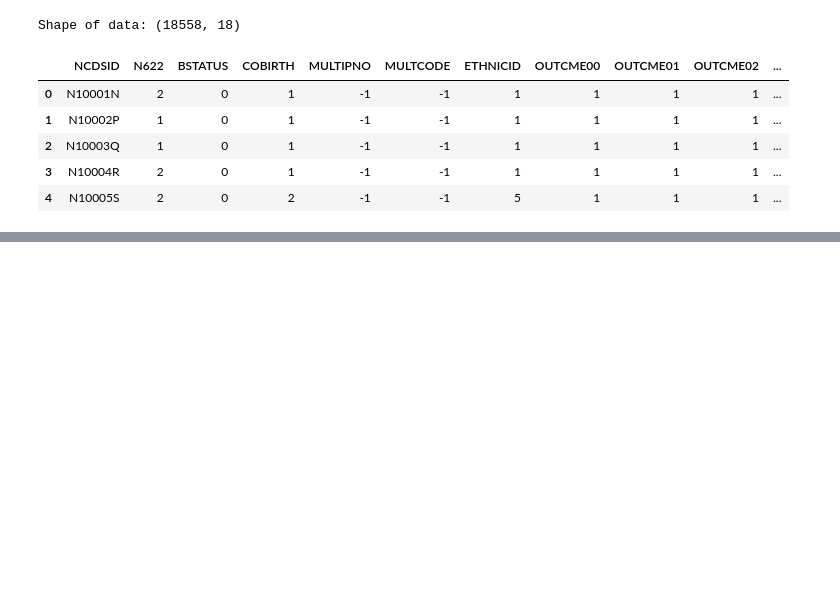
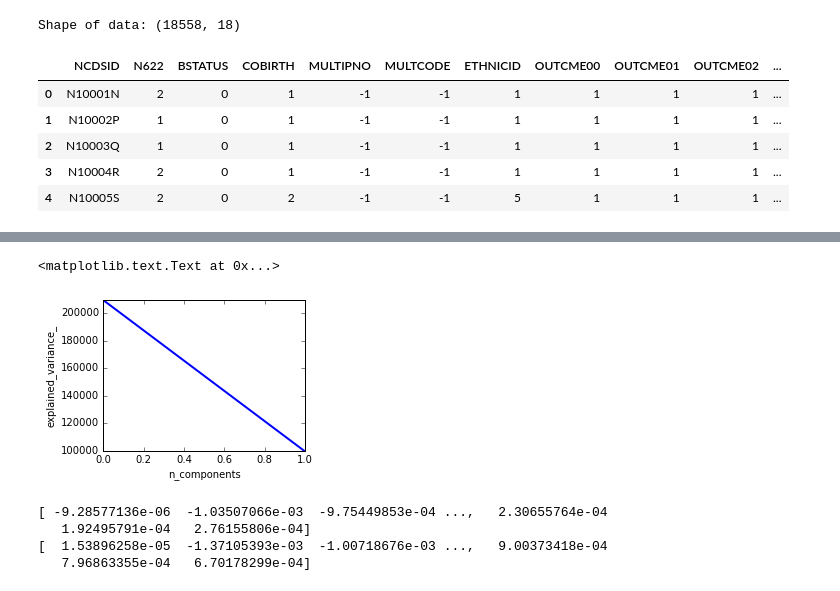
Before and after one commit to harvard-team-pivot/epilepsy-prediction, a Jupyter notebook: docs/ipynb/20_exploratory_data_analysis_04.ipynb, the cells around one changed output, grey strips where cells are left out. Cells and saved outputs as stored; diff of their text form; code cells hidden in the pictures; blank space fills up the shorter version.

```diff
--- a/docs/ipynb/20_exploratory_data_analysis_04.ipynb
+++ b/docs/ipynb/20_exploratory_data_analysis_04.ipynb
@@ -79,0 +118,5 @@ Shape of data: (18558, 18)
+# %%
+# Join datasets
+ncds_merged_data = pd.merge(left=ncds_data,right=ncds_pms_data,how='left',left_on='ncdsid',right_on='NCDSID')
+ncds_merged_data = pd.merge(left=ncds_merged_data,right=ncds_response_data,how='left',left_on='ncdsid',right_on='NCDSID')
+print "Shape of data:", ncds_merged_data.shape
@@ -79,0 +577,24 @@ Shape of data: (18558, 18)
+# %%
+plt.figure(1, figsize=(4, 3))
+plt.clf()
+plt.axes([.2, .2, .7, .7])
+plt.plot(pca.explained_variance_, linewidth=2)
+plt.axis('tight')
+plt.xlabel('n_components')
+plt.ylabel('explained_variance_')
+# %% [output]
+<matplotlib.text.Text at 0x...>
+[figure, added]
+# %%
+#gets the vector for the 0-th component
+comp_0 = pca.components_[0]
+#gets the vector for the 1-st component
+comp_1 = pca.components_[1]
+
+print comp_0
+print comp_1
+# %% [output]
+[ -9.28577136e-06  -1.03507066e-03  -9.75449853e-04 ...,   2.30655764e-04
+   1.92495791e-04   2.76155806e-04]
+[  1.53896258e-05  -1.37105393e-03  -1.00718676e-03 ...,   9.00373418e-04
+   7.96863355e-04   6.70178299e-04]
```
Also changed, not shown: parts of 21 cells of this notebook, 9 other files.
